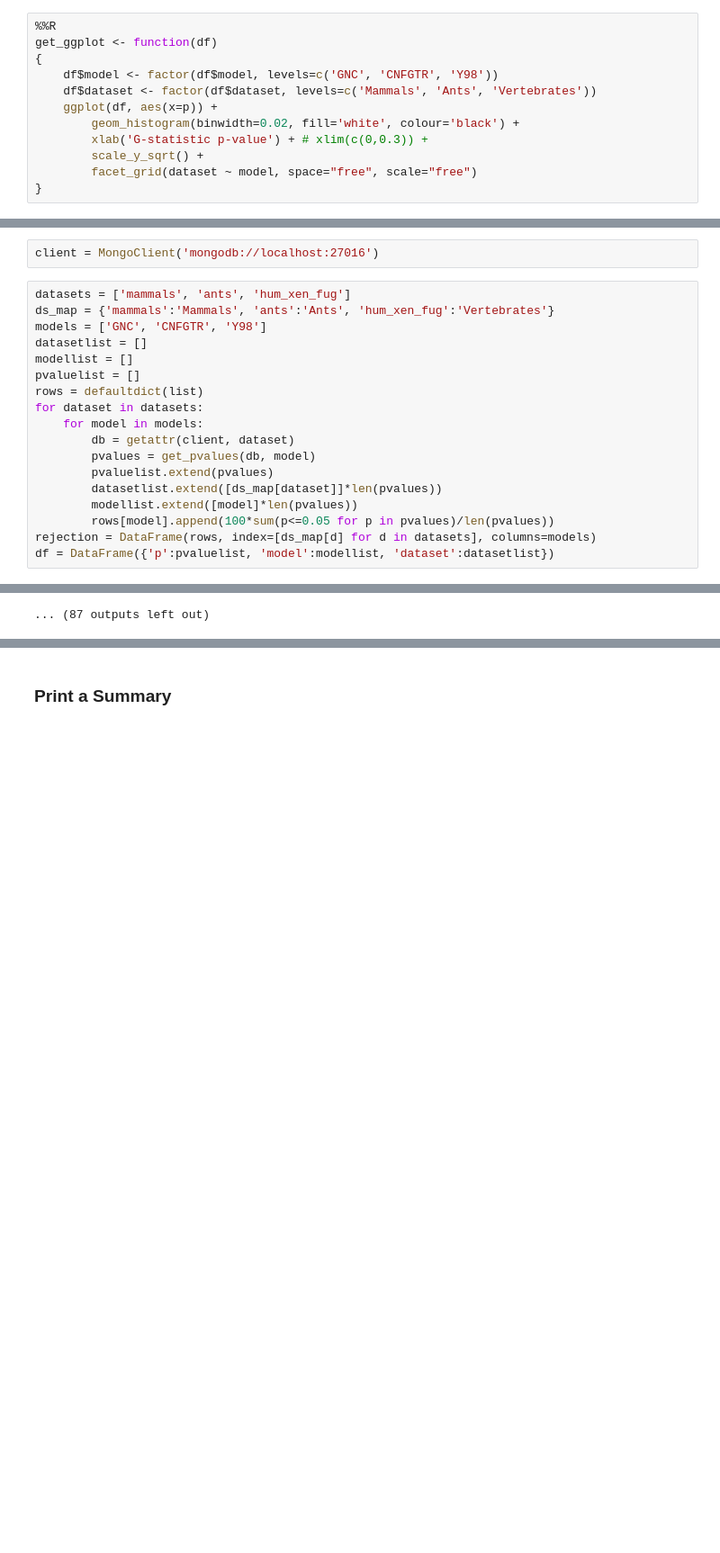
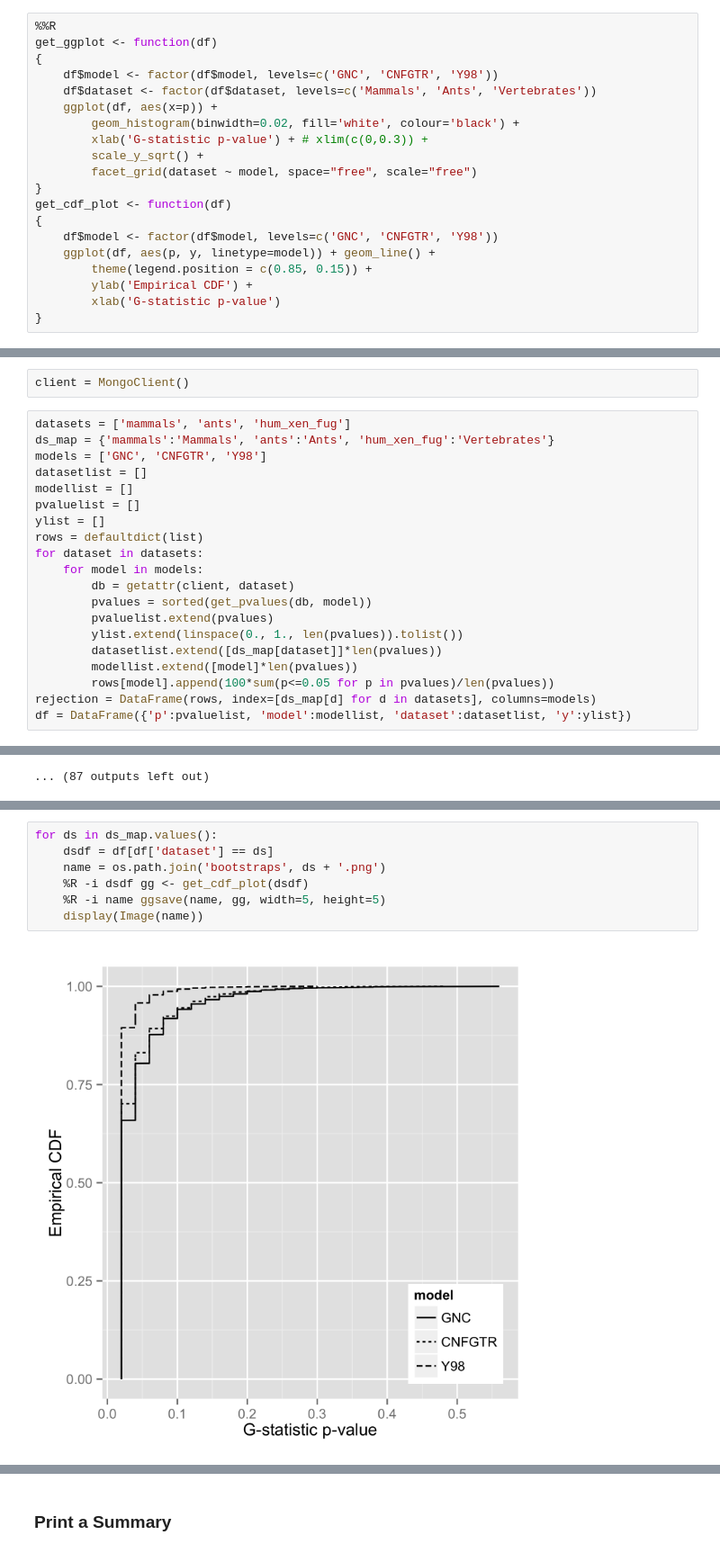
Before and after one commit to HuttleyLab/gnc, a Jupyter notebook: figures/bootstraps.ipynb, the cells around one changed output, grey strips where cells are left out. Shown at 90% size. Cells and saved outputs as stored; diff of their text form; blank space fills up the shorter version.

Commit message:
changes to figures

```diff
--- a/figures/bootstraps.ipynb
+++ b/figures/bootstraps.ipynb
@@ -67,10 +68,18 @@ get_ggplot <- function(df)
         scale_y_sqrt() +
         facet_grid(dataset ~ model, space="free", scale="free")
 }
+get_cdf_plot <- function(df)
+{
+    df$model <- factor(df$model, levels=c('GNC', 'CNFGTR', 'Y98'))
+    ggplot(df, aes(p, y, linetype=model)) + geom_line() +
+        theme(legend.position = c(0.85, 0.15)) +
+        ylab('Empirical CDF') +
+        xlab('G-statistic p-value')
+}
 # %% [markdown]
 ### Load the Data
 # %%
-client = MongoClient('mongodb://localhost:27016')
+client = MongoClient()
 # %%
 datasets = ['mammals', 'ants', 'hum_xen_fug']
 ds_map = {'mammals':'Mammals', 'ants':'Ants', 'hum_xen_fug':'Vertebrates'}
@@ -78,17 +87,19 @@ models = ['GNC', 'CNFGTR', 'Y98']
 datasetlist = []
 modellist = []
 pvaluelist = []
+ylist = []
 rows = defaultdict(list)
 for dataset in datasets:
     for model in models:
         db = getattr(client, dataset)
-        pvalues = get_pvalues(db, model)
+        pvalues = sorted(get_pvalues(db, model))
         pvaluelist.extend(pvalues)
+        ylist.extend(linspace(0., 1., len(pvalues)).tolist())
         datasetlist.extend([ds_map[dataset]]*len(pvalues))
         modellist.extend([model]*len(pvalues))
         rows[model].append(100*sum(p<=0.05 for p in pvalues)/len(pvalues))
 rejection = DataFrame(rows, index=[ds_map[d] for d in datasets], columns=models)
-df = DataFrame({'p':pvaluelist, 'model':modellist, 'dataset':datasetlist})
+df = DataFrame({'p':pvaluelist, 'model':modellist, 'dataset':datasetlist, 'y':ylist})
 # %% [output]
 ##### GNC_bootstraps.log
 {"function": "ml.ml_bootstraps", "start_over": false, "log_level": "DEBUG", "no_mpi_main_loop": false, "kwargs_file": "../config/dont_use_mpi.json", "input_collection": "mammals.GNC", "output_collection": "mammals.GNC_bootstraps", "output_collections_file": null, "output_collections": ["mammals.GNC_bootstraps"], "db_host": "r3519", "input_collections_file": null, "kwargs": {"num_bootstraps": 20, "use_mpi": false}, "log_name": "log", "input_collections": ["mammals.GNC"]}
@@ -112,3 +123,12 @@ name = os.path.join('bootstraps', 'histograms.png')
 display(Image(name))
 # %% [output]
 [figure]
+# %%
+for ds in ds_map.values():
+    dsdf = df[df['dataset'] == ds]
+    name = os.path.join('bootstraps', ds + '.png')
+    %R -i dsdf gg <- get_cdf_plot(dsdf)
+    %R -i name ggsave(name, gg, width=5, height=5)
+    display(Image(name))
+# %% [output]
+[figure, added]
```
Also changed, not shown: parts of 6 cells of this notebook, 4 other files.
